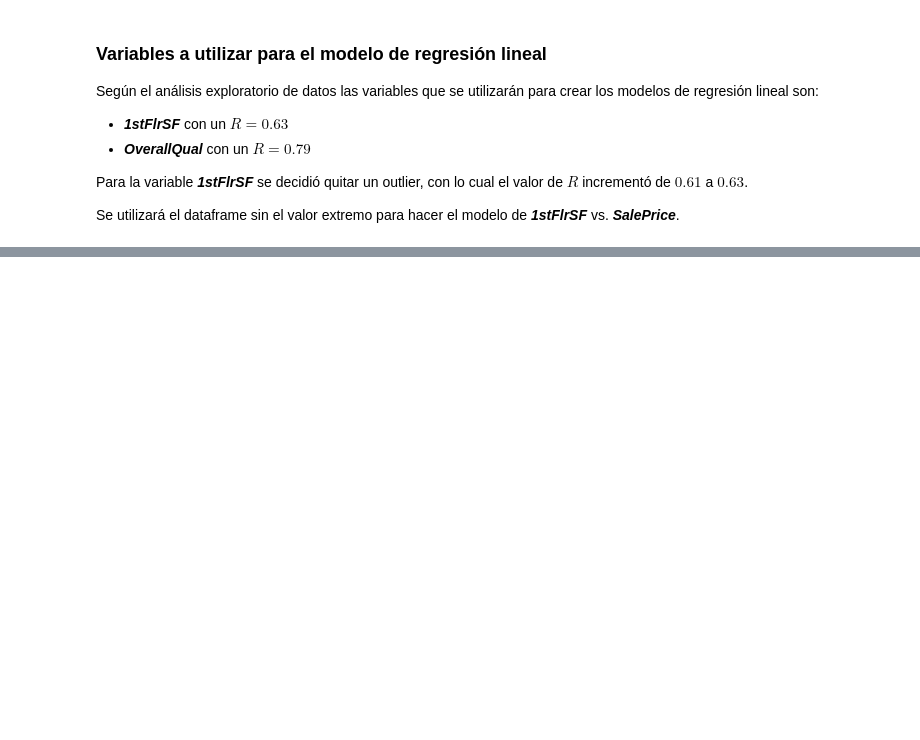
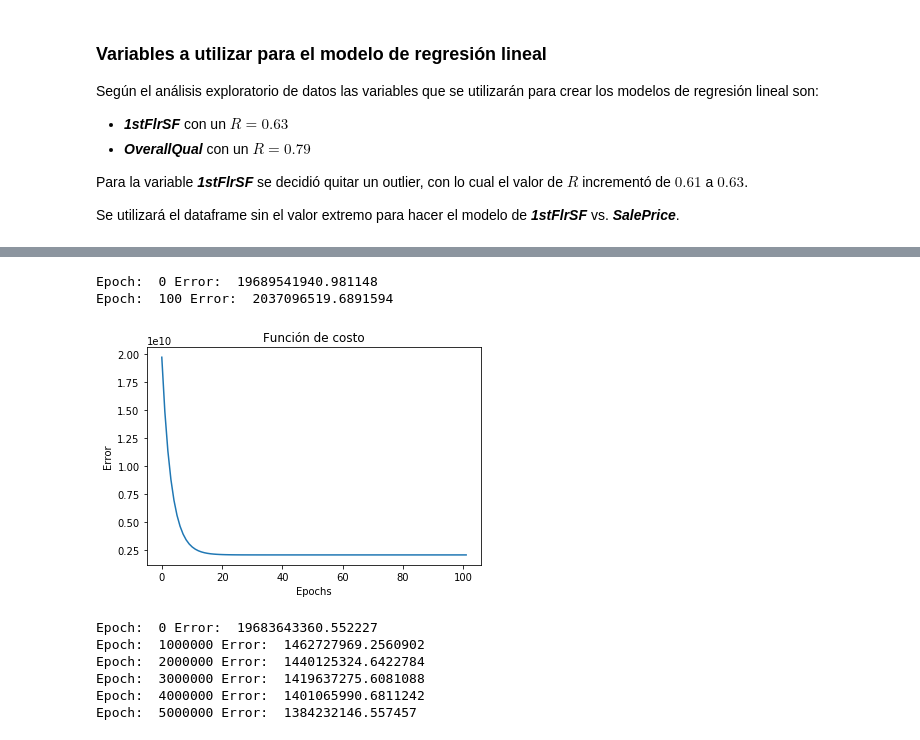
Before and after one commit to jpcarranza94/MSc_regresionlineal, a Jupyter notebook: regresion_lineal.ipynb, the cells around one changed output, grey strips where cells are left out. Cells and saved outputs as stored; diff of their text form; code cells hidden in the pictures; blank space fills up the shorter version.

```diff
--- a/regresion_lineal.ipynb
+++ b/regresion_lineal.ipynb
@@ -356,0 +340,7 @@ Epoch:  250000 Error:  1481198157.3758767
+# %%
+#Evolucion de funcion de costo para modelo de regresion lineal para la variable 1stFlrSF
+plotloss(df1train['1stFlrSF'], df1train['SalePrice'], 100, 0.0000001, 100)
+# %% [output]
+Epoch:  0 Error:  19689541940.981148
+Epoch:  100 Error:  2037096519.6891594
+[figure, added]
@@ -356,0 +360,11 @@ Epoch:  250000 Error:  1481198157.3758767
+# %%
+#Entrenamiento de modelo de regresion lineal de OverallQual vs SalePrice
+
+x, y = LinRegression(dftrain['OverallQual'], dftrain['SalePrice'], 5000000, 0.000001, 1000000)
+# %% [output]
+Epoch:  0 Error:  19683643360.552227
+Epoch:  1000000 Error:  1462727969.2560902
+Epoch:  2000000 Error:  1440125324.6422784
+Epoch:  3000000 Error:  1419637275.6081088
+Epoch:  4000000 Error:  1401065990.6811242
+Epoch:  5000000 Error:  1384232146.557457
```
Also changed, not shown: parts of 20 cells of this notebook.
